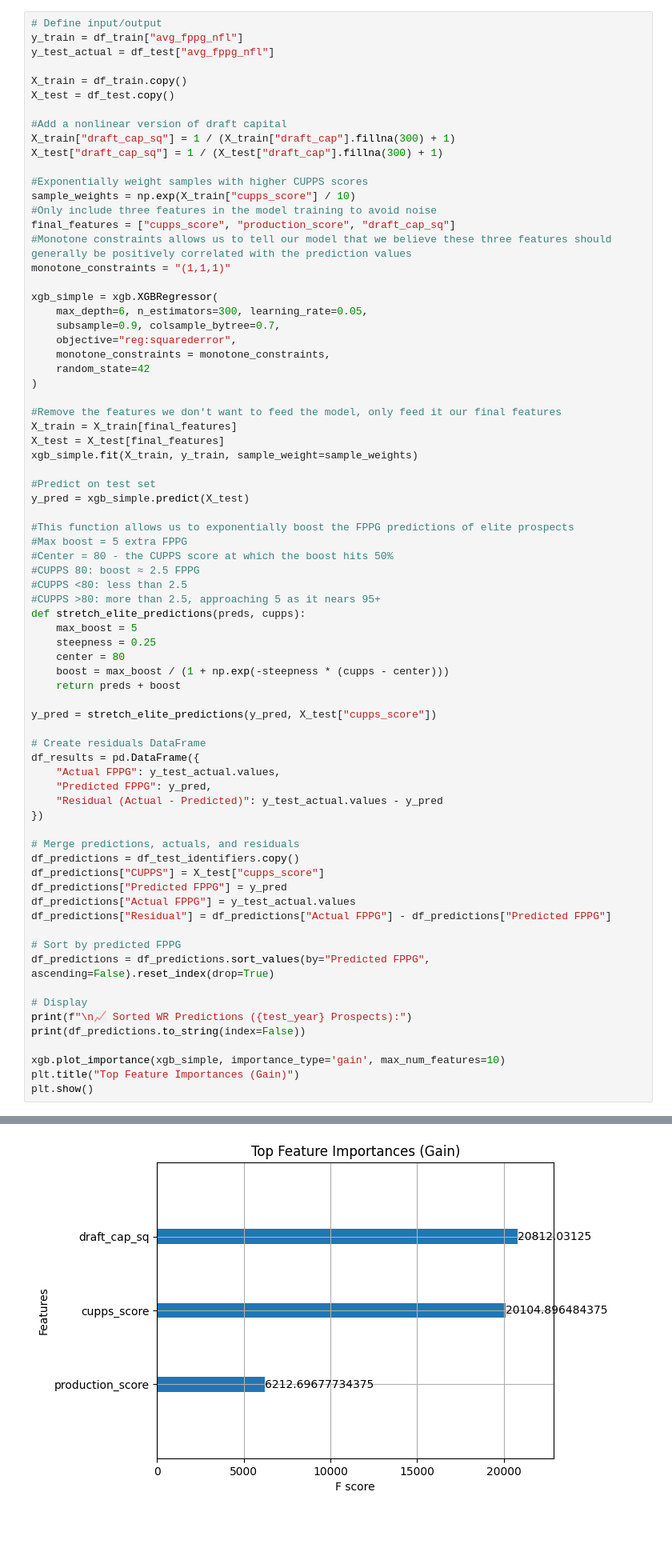
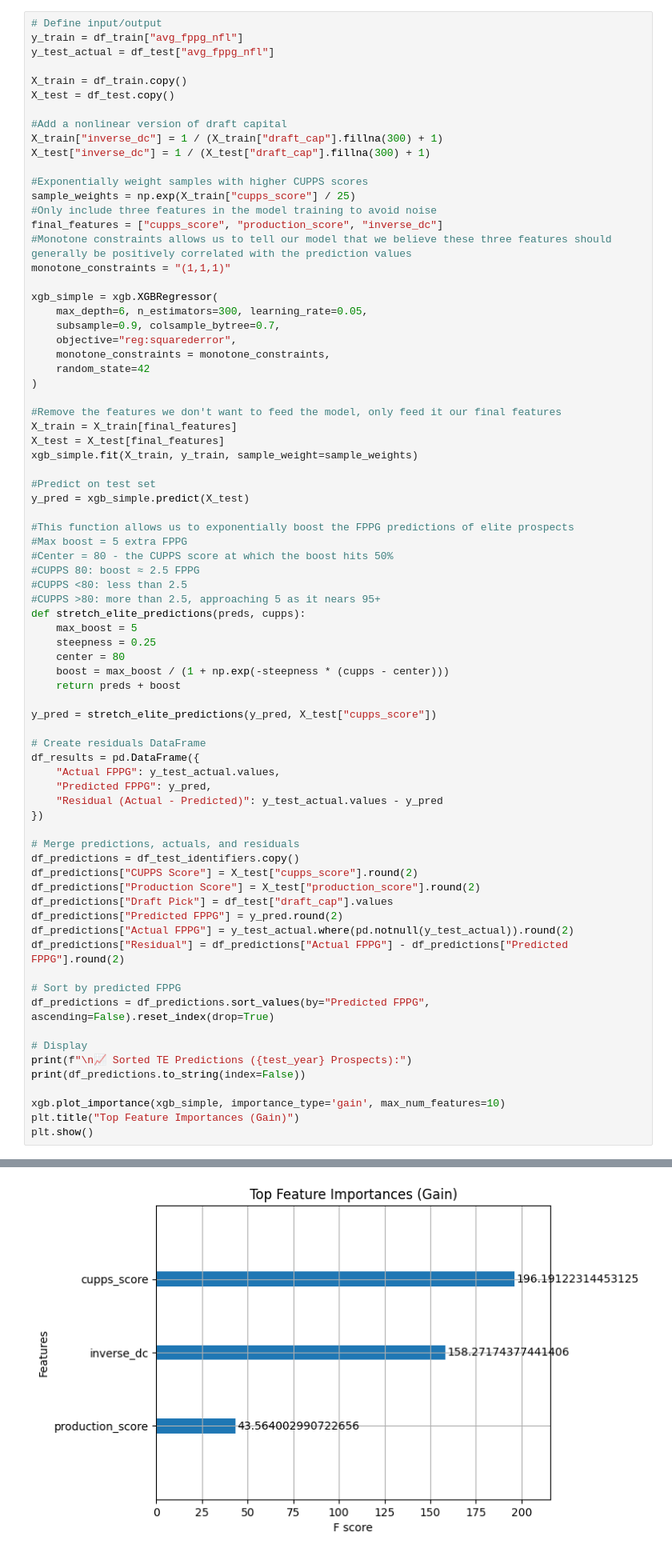
Before and after one commit to alexcupps/cupps-analytics, a Jupyter notebook: src/main/models/xgboost_te.ipynb, the cells around one changed output, grey strips where cells are left out. Shown at 80% size. Cells and saved outputs as stored; diff of their text form; blank space fills up the shorter version.

```diff
--- a/src/main/models/xgboost_te.ipynb
+++ b/src/main/models/xgboost_te.ipynb
@@ -119,13 +146,13 @@ X_train = df_train.copy()
 X_test = df_test.copy()
 
 #Add a nonlinear version of draft capital
-X_train["draft_cap_sq"] = 1 / (X_train["draft_cap"].fillna(300) + 1)
-X_test["draft_cap_sq"] = 1 / (X_test["draft_cap"].fillna(300) + 1)
+X_train["inverse_dc"] = 1 / (X_train["draft_cap"].fillna(300) + 1)
+X_test["inverse_dc"] = 1 / (X_test["draft_cap"].fillna(300) + 1)
 
 #Exponentially weight samples with higher CUPPS scores
-sample_weights = np.exp(X_train["cupps_score"] / 10)
+sample_weights = np.exp(X_train["cupps_score"] / 25)
 #Only include three features in the model training to avoid noise
-final_features = ["cupps_score", "production_score", "draft_cap_sq"]
+final_features = ["cupps_score", "production_score", "inverse_dc"]
 #Monotone constraints allows us to tell our model that we believe these three features should generally be positively correlated with the prediction values
 monotone_constraints = "(1,1,1)"
 
@@ -169,16 +196,18 @@ df_results = pd.DataFrame({
 
 # Merge predictions, actuals, and residuals
 df_predictions = df_test_identifiers.copy()
-df_predictions["CUPPS"] = X_test["cupps_score"]
-df_predictions["Predicted FPPG"] = y_pred
-df_predictions["Actual FPPG"] = y_test_actual.values
-df_predictions["Residual"] = df_predictions["Actual FPPG"] - df_predictions["Predicted FPPG"]
+df_predictions["CUPPS Score"] = X_test["cupps_score"].round(2)
+df_predictions["Production Score"] = X_test["production_score"].round(2)
+df_predictions["Draft Pick"] = df_test["draft_cap"].values
+df_predictions["Predicted FPPG"] = y_pred.round(2)
+df_predictions["Actual FPPG"] = y_test_actual.where(pd.notnull(y_test_actual)).round(2)
+df_predictions["Residual"] = df_predictions["Actual FPPG"] - df_predictions["Predicted FPPG"].round(2)
 
 # Sort by predicted FPPG
 df_predictions = df_predictions.sort_values(by="Predicted FPPG", ascending=False).reset_index(drop=True)
 
 # Display
-print(f"\n📈 Sorted WR Predictions ({test_year} Prospects):")
+print(f"\n📈 Sorted TE Predictions ({test_year} Prospects):")
 print(df_predictions.to_string(index=False))
 
 xgb.plot_importance(xgb_simple, importance_type='gain', max_num_features=10)
@@ -204,4 +233,4 @@ plt.show()
-[figure, old version]
+[figure, new version]
 # %% [markdown]
 | Metric                   | Correlation Matrix (`.corr()`)            | XGBoost Gain Importance                                 |
 | ------------------------ | ----------------------------------------- | ------------------------------------------------------- |
```
Also changed, not shown: parts of 5 cells of this notebook, 2 other files.
